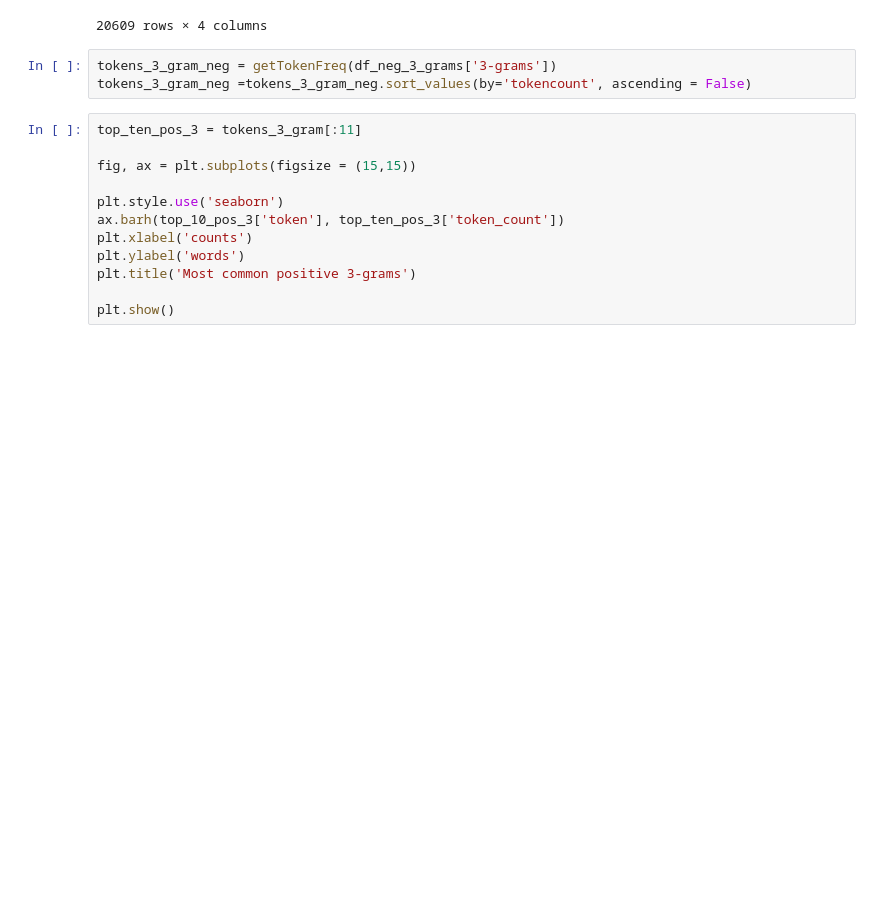
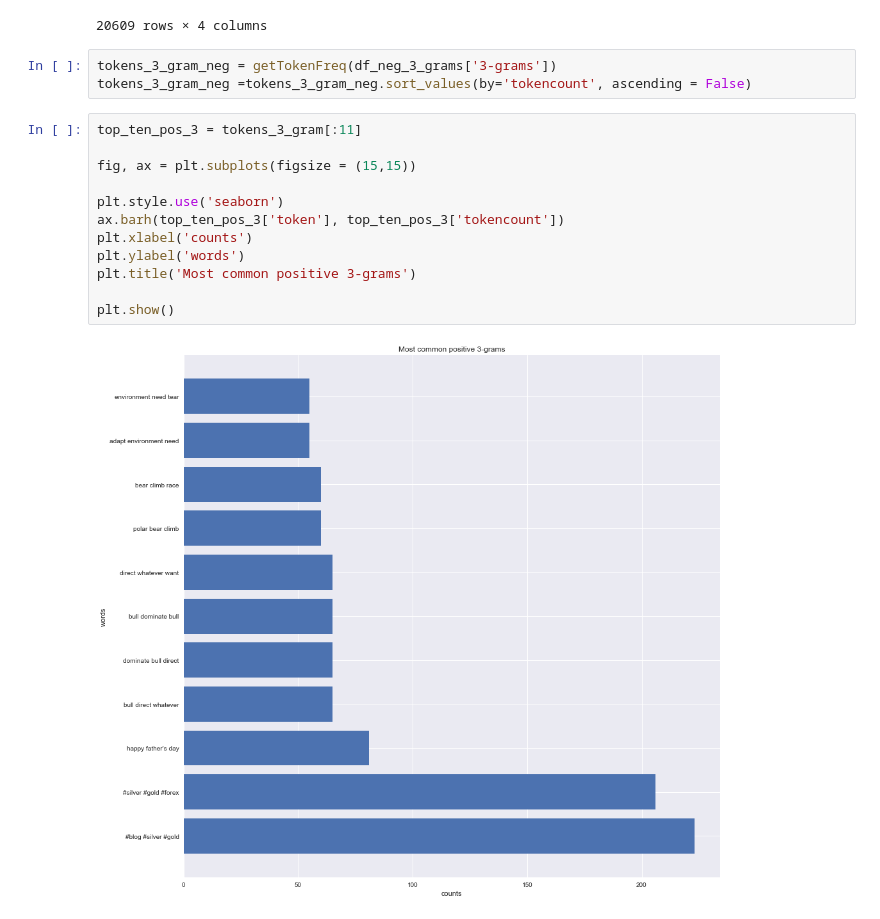
Before and after one commit to shilpakancharla/hate-speech, a Jupyter notebook: classifier/Exploration.ipynb, the cells around one changed output. Cells and saved outputs as stored; diff of their text form; blank space fills up the shorter version.

```diff
--- a/classifier/Exploration.ipynb
+++ b/classifier/Exploration.ipynb
@@ -465,12 +463,14 @@ tokens_3_gram_neg =tokens_3_gram_neg.sort_values(by='tokencount', ascending = Fa
 # %%
 top_ten_pos_3 = tokens_3_gram[:11]
 
 fig, ax = plt.subplots(figsize = (15,15))
 
 plt.style.use('seaborn')
-ax.barh(top_10_pos_3['token'], top_ten_pos_3['token_count'])
+ax.barh(top_ten_pos_3['token'], top_ten_pos_3['tokencount'])
 plt.xlabel('counts')
 plt.ylabel('words')
 plt.title('Most common positive 3-grams')
 
 plt.show()
+# %% [output]
+[figure, added]
```
Also changed, not shown: parts of 2 cells of this notebook, 18 other files.
